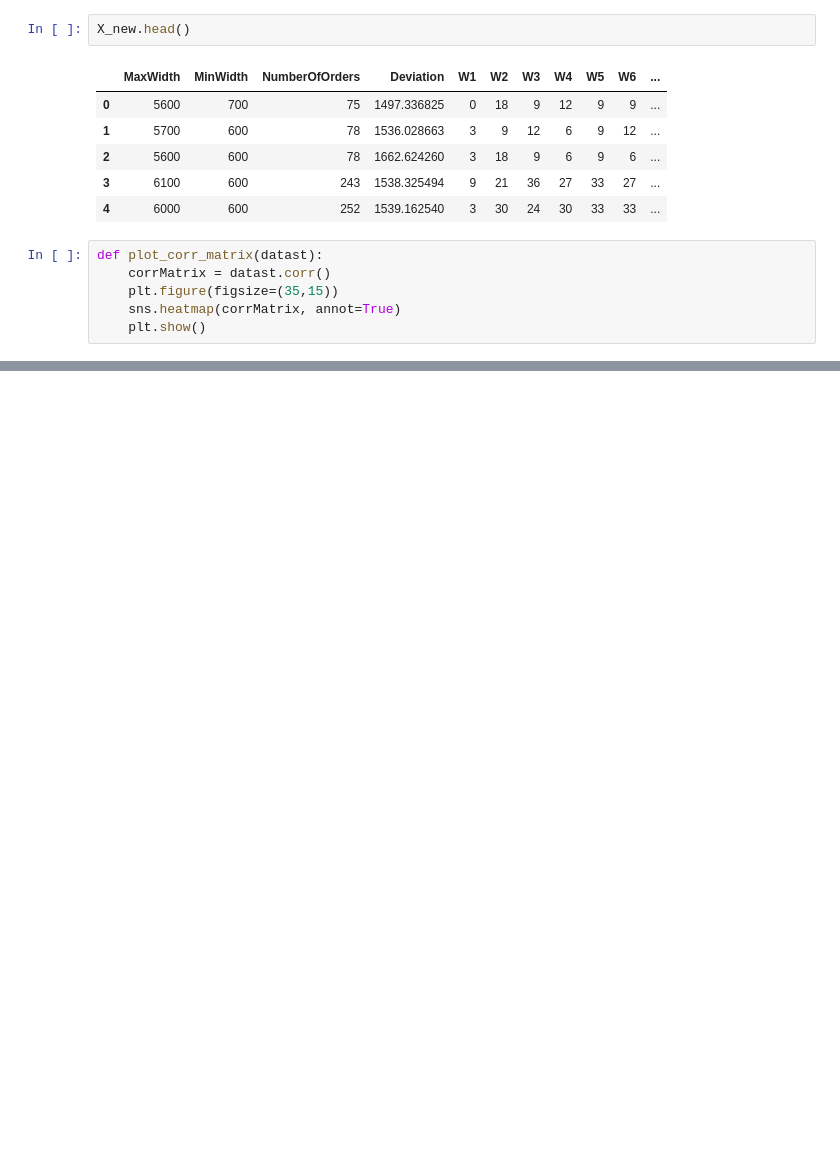
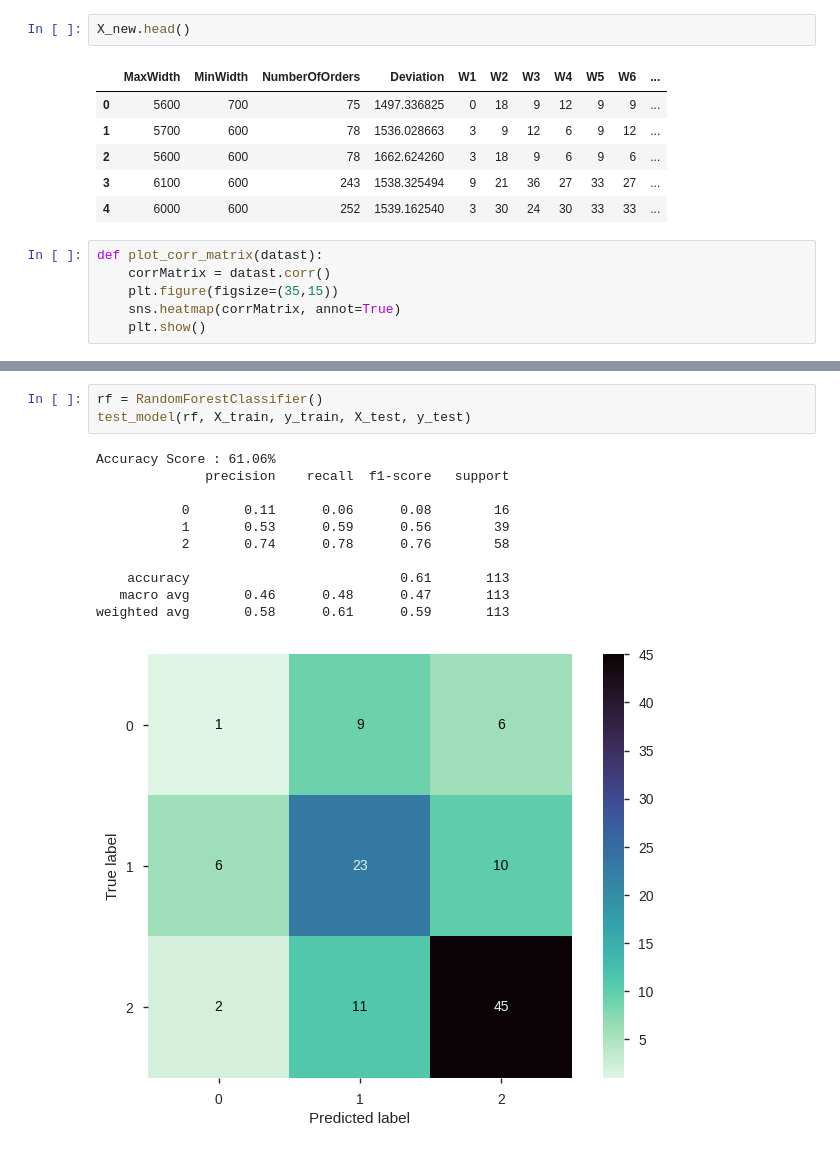
Before and after one commit to teoad95/Infusing-business-optimization-processes-with-machine-learning-and-expert-knowledge., a Jupyter notebook: Main_notebook.ipynb, the cells around one changed output, grey strips where cells are left out. Cells and saved outputs as stored; diff of their text form; blank space fills up the shorter version.

```diff
--- a/Main_notebook.ipynb
+++ b/Main_notebook.ipynb
@@ -168,0 +219,15 @@ plot_corr_matrix(X_new)
+# %%
+rf = RandomForestClassifier()
+test_model(rf, X_train, y_train, X_test, y_test)
+# %% [output]
+Accuracy Score : 61.06%
+              precision    recall  f1-score   support
+
+           0       0.11      0.06      0.08        16
+           1       0.53      0.59      0.56        39
+           2       0.74      0.78      0.76        58
+
+    accuracy                           0.61       113
+   macro avg       0.46      0.48      0.47       113
+weighted avg       0.58      0.61      0.59       113
+[figure, added]
```
Also changed, not shown: parts of 29 cells of this notebook.
